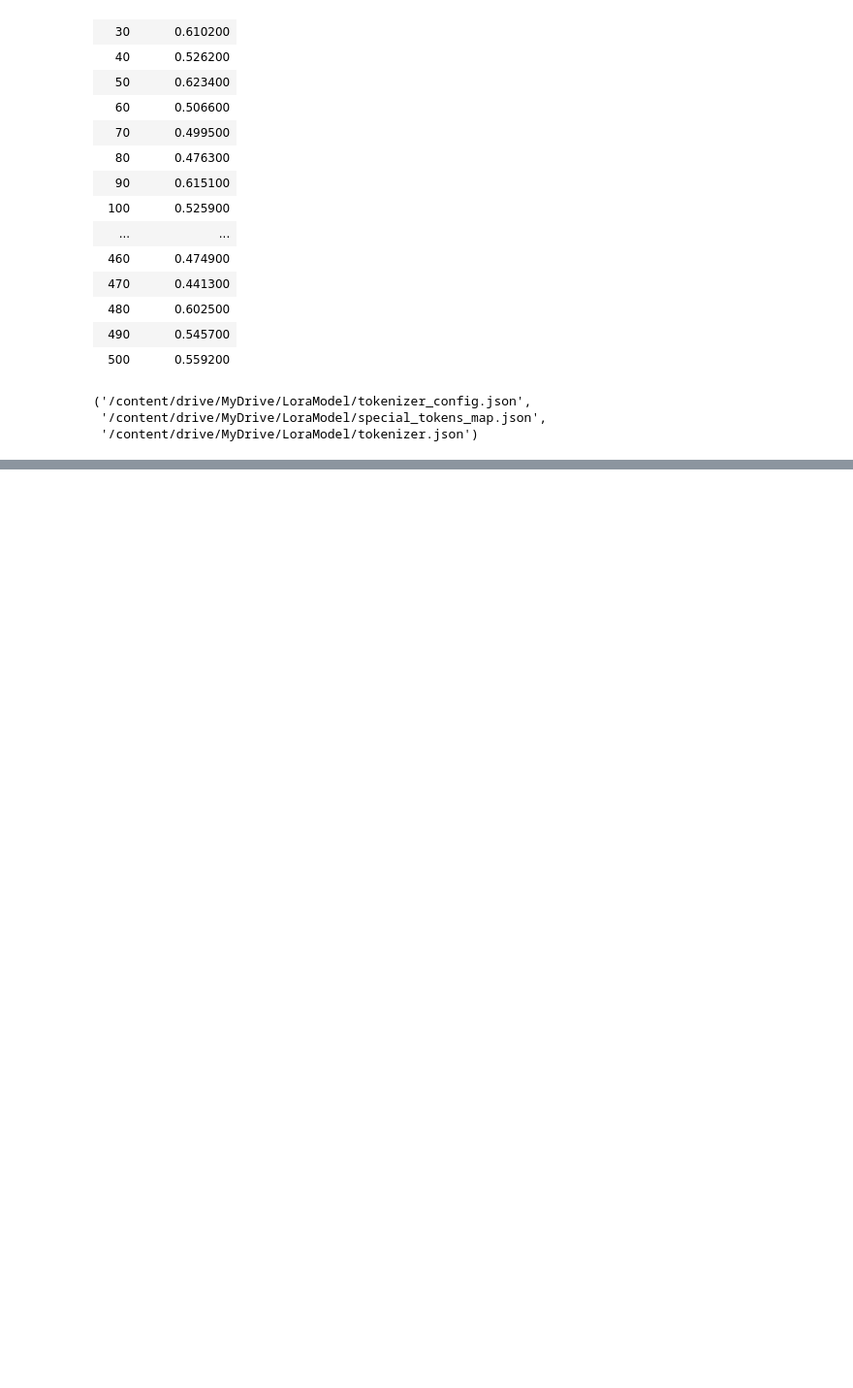
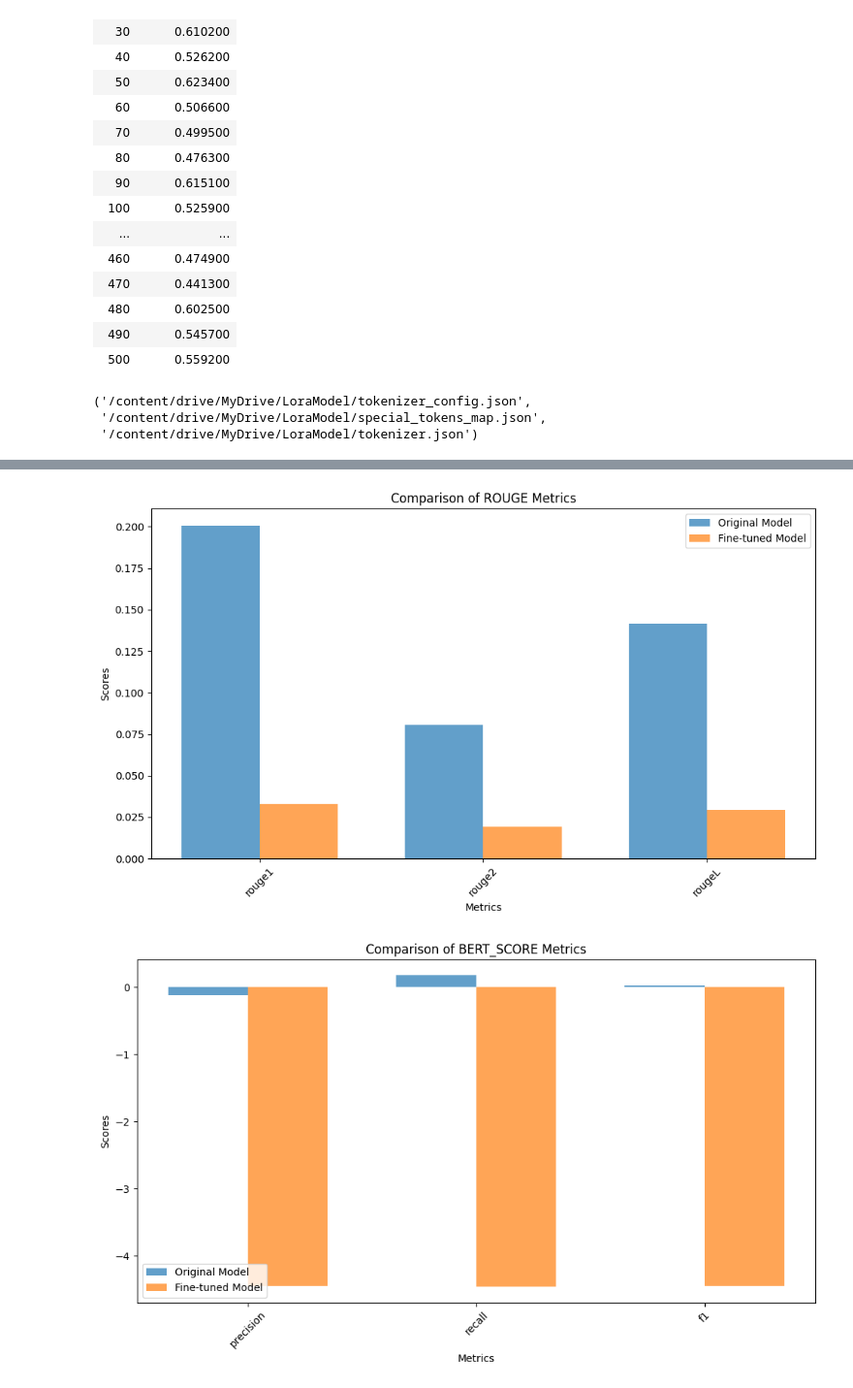
Before and after one commit to avishek04/MedLam, a Jupyter notebook: finetune/llama_fintune_8B_instruct.ipynb, the cells around one changed output, grey strips where cells are left out. Shown at 97% size. Cells and saved outputs as stored; diff of their text form; code cells hidden in the pictures; blank space fills up the shorter version.

Commit message:
Evaluation code changes

```diff
--- a/finetune/llama_fintune_8B_instruct.ipynb
+++ b/finetune/llama_fintune_8B_instruct.ipynb
@@ -361,4 +446,6 @@ def evaluate_model(dataset, model, tokenizer):
 # %%
+# Loading data for evaluation
+
 from datasets import load_dataset, DatasetDict
 
 csv_file_path = '/content/drive/MyDrive/Med Dataset/prompts.csv'
@@ -374,9 +461,11 @@ dataset_split = dataset["train"].train_test_split(test_size=0.2, seed=42)
 # Combine the splits into a DatasetDict
 final_splits = DatasetDict({
     "train": dataset_split["train"],
-    "test"; dataset_split["test"]
+    "test": dataset_split["test"]
     # "validation": validation_test_split["train"],
     # "test": validation_test_split["test"]
 })
 # %%
-test_subset = final_splits["test"].shuffle(seed=42).select(range(100))
+# Making small test set for the project
+
+test_subset = final_splits["test"].shuffle(seed=42).select(range(200))
@@ -382,0 +479,3 @@ test_subset = final_splits["test"].shuffle(seed=42).select(range(100))
+# %%
+predictions_original, references_original = make_prediction(test_subset[:1], original_model, original_tokenizer)
+predictions_finetuned, references_finetuned = make_prediction(test_subset[:1], finetuned_model, finetuned_tokenizer)
@@ -383,4 +490,5 @@ test_subset = final_splits["test"].shuffle(seed=42).select(range(100))
 # %%
 # Evaluate the original and fine-tuned models
-original_results = evaluate_model(test_subset, original_model, original_tokenizer)
-finetuned_results = evaluate_model(test_subset, finetuned_model, finetuned_tokenizer)
+
+original_results = evaluate_model(predictions_original, references_original)
+finetuned_results = evaluate_model(predictions_finetuned, references_finetuned)
@@ -387,29 +505,32 @@ finetuned_results = evaluate_model(test_subset, finetuned_model, finetuned_token
 # %%
 # Compare results
 def plot_comparison(original, finetuned, metric, metric_keys):
     """Plot comparison charts."""
-    original_scores = [original[metric][key] for key in metric_keys]
-    finetuned_scores = [finetuned[metric][key] for key in metric_keys]
+    original_scores = [original[key] for key in metric_keys]
+    finetuned_scores = [finetuned[key] for key in metric_keys]
 
     bar_width = 0.35
     x = range(len(metric_keys))
 
     plt.figure(figsize=(10, 6))
     plt.bar(x, original_scores, width=bar_width, label="Original Model", alpha=0.7)
     plt.bar([i + bar_width for i in x], finetuned_scores, width=bar_width, label="Fine-tuned Model", alpha=0.7)
 
     plt.xlabel("Metrics")
     plt.ylabel("Scores")
     plt.title(f"Comparison of {metric.upper()} Metrics")
     plt.xticks([i + bar_width / 2 for i in x], metric_keys, rotation=45)
     plt.legend()
     plt.tight_layout()
     plt.show()
 
 # Plot ROUGE comparison
 rouge_keys = ["rouge1", "rouge2", "rougeL"]
 plot_comparison(original_results["rouge"], finetuned_results["rouge"], "rouge", rouge_keys)
 
 # Plot BERT Score comparison
 bert_keys = ["precision", "recall", "f1"]
 plot_comparison(original_results["bert_score"], finetuned_results["bert_score"], "bert_score", bert_keys)
+# %% [output]
+[figure, added]
+[figure, added]
```
Also changed, not shown: parts of 25 cells of this notebook.
